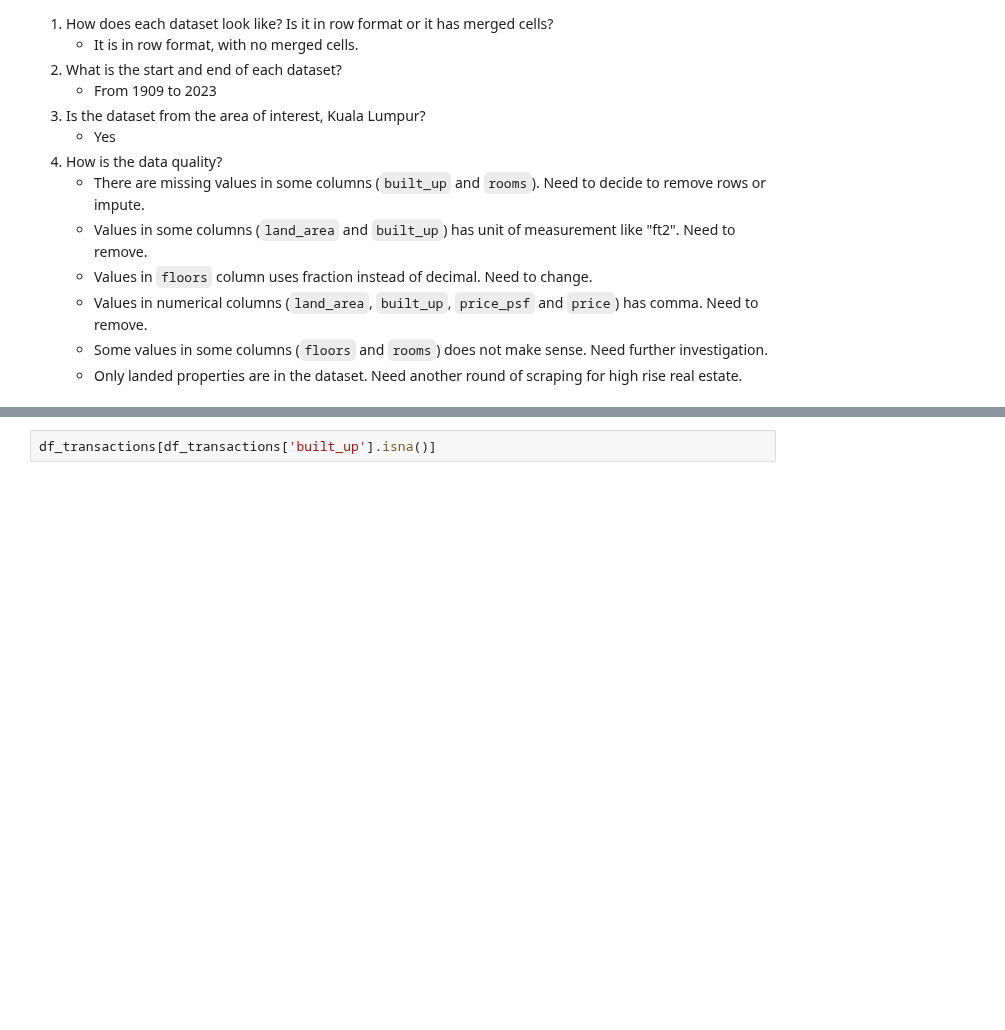
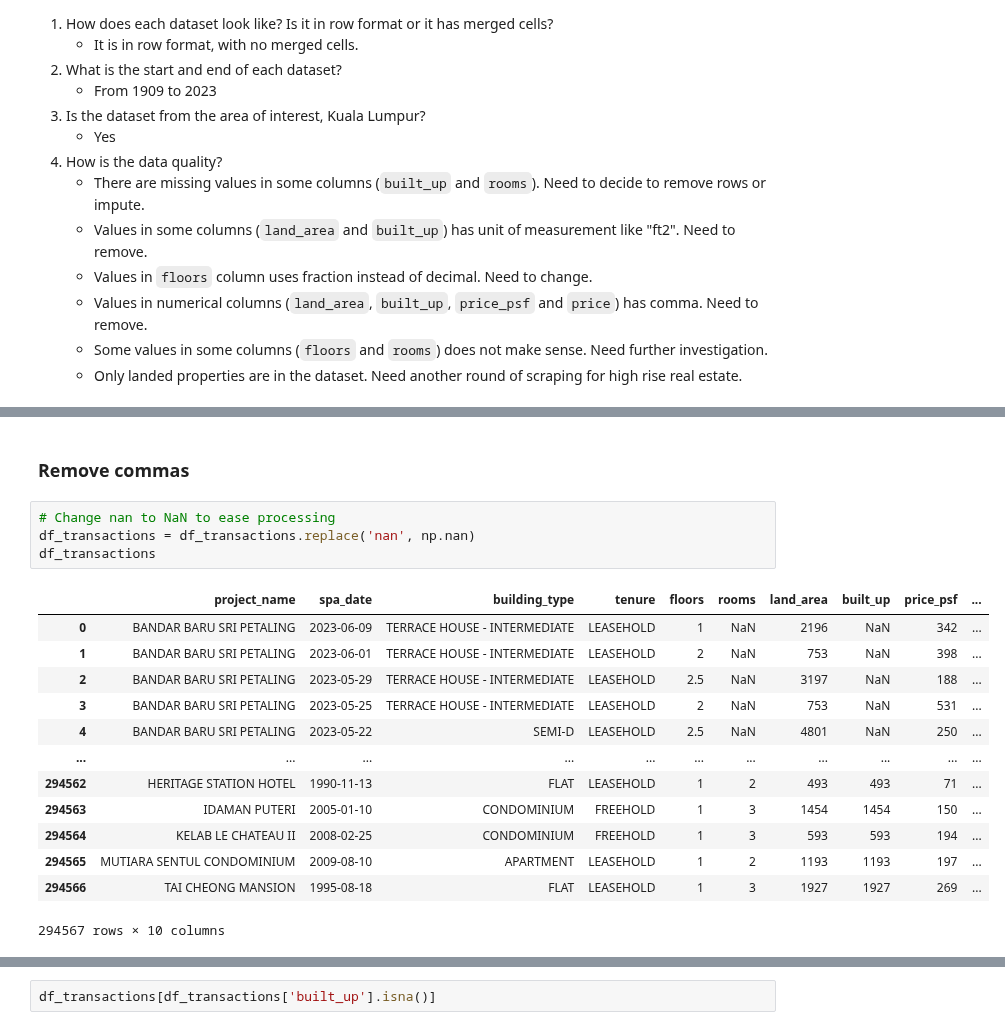
Before and after one commit to yuenherny/kl-house-price-forecasting, a Jupyter notebook: notebooks/Transactions - Data Exploration & Cleaning.ipynb, the cells around one changed output, grey strips where cells are left out. Saved outputs shown, nothing was run; the diff lists cells and outputs as text; blank space fills up the shorter version.

```diff
--- a/notebooks/Transactions - Data Exploration & Cleaning.ipynb
+++ b/notebooks/Transactions - Data Exploration & Cleaning.ipynb
@@ -379 +388,21 @@ df_transactions
+# %% [markdown]
+### Remove commas
+# %%
+# Change nan to NaN to ease processing
+df_transactions = df_transactions.replace('nan', np.nan)
+df_transactions
+# %% [output]
+|  | project_name | spa_date | building_type | tenure | floors | rooms | land_area | built_up | price_psf | ... |
+| 0 | BANDAR BARU SRI PETALING | 2023-06-09 | TERRACE HOUSE - INTERMEDIATE | LEASEHOLD | 1 | NaN | 2196 | NaN | 342 | ... |
+| 1 | BANDAR BARU SRI PETALING | 2023-06-01 | TERRACE HOUSE - INTERMEDIATE | LEASEHOLD | 2 | NaN | 753 | NaN | 398 | ... |
+| 2 | BANDAR BARU SRI PETALING | 2023-05-29 | TERRACE HOUSE - INTERMEDIATE | LEASEHOLD | 2.5 | NaN | 3197 | NaN | 188 | ... |
+| 3 | BANDAR BARU SRI PETALING | 2023-05-25 | TERRACE HOUSE - INTERMEDIATE | LEASEHOLD | 2 | NaN | 753 | NaN | 531 | ... |
+| 4 | BANDAR BARU SRI PETALING | 2023-05-22 | SEMI-D | LEASEHOLD | 2.5 | NaN | 4801 | NaN | 250 | ... |
+| ... | ... | ... | ... | ... | ... | ... | ... | ... | ... | ... |
+| 294562 | HERITAGE STATION HOTEL | 1990-11-13 | FLAT | LEASEHOLD | 1 | 2 | 493 | 493 | 71 | ... |
+| 294563 | IDAMAN PUTERI | 2005-01-10 | CONDOMINIUM | FREEHOLD | 1 | 3 | 1454 | 1454 | 150 | ... |
+| 294564 | KELAB LE CHATEAU II | 2008-02-25 | CONDOMINIUM | FREEHOLD | 1 | 3 | 593 | 593 | 194 | ... |
+| 294565 | MUTIARA SENTUL CONDOMINIUM | 2009-08-10 | APARTMENT | LEASEHOLD | 1 | 2 | 1193 | 1193 | 197 | ... |
+| 294566 | TAI CHEONG MANSION | 1995-08-18 | FLAT | LEASEHOLD | 1 | 3 | 1927 | 1927 | 269 | ... |
+294567 rows × 10 columns
 # %%
```
Also changed, not shown: parts of 50 cells of this notebook.
